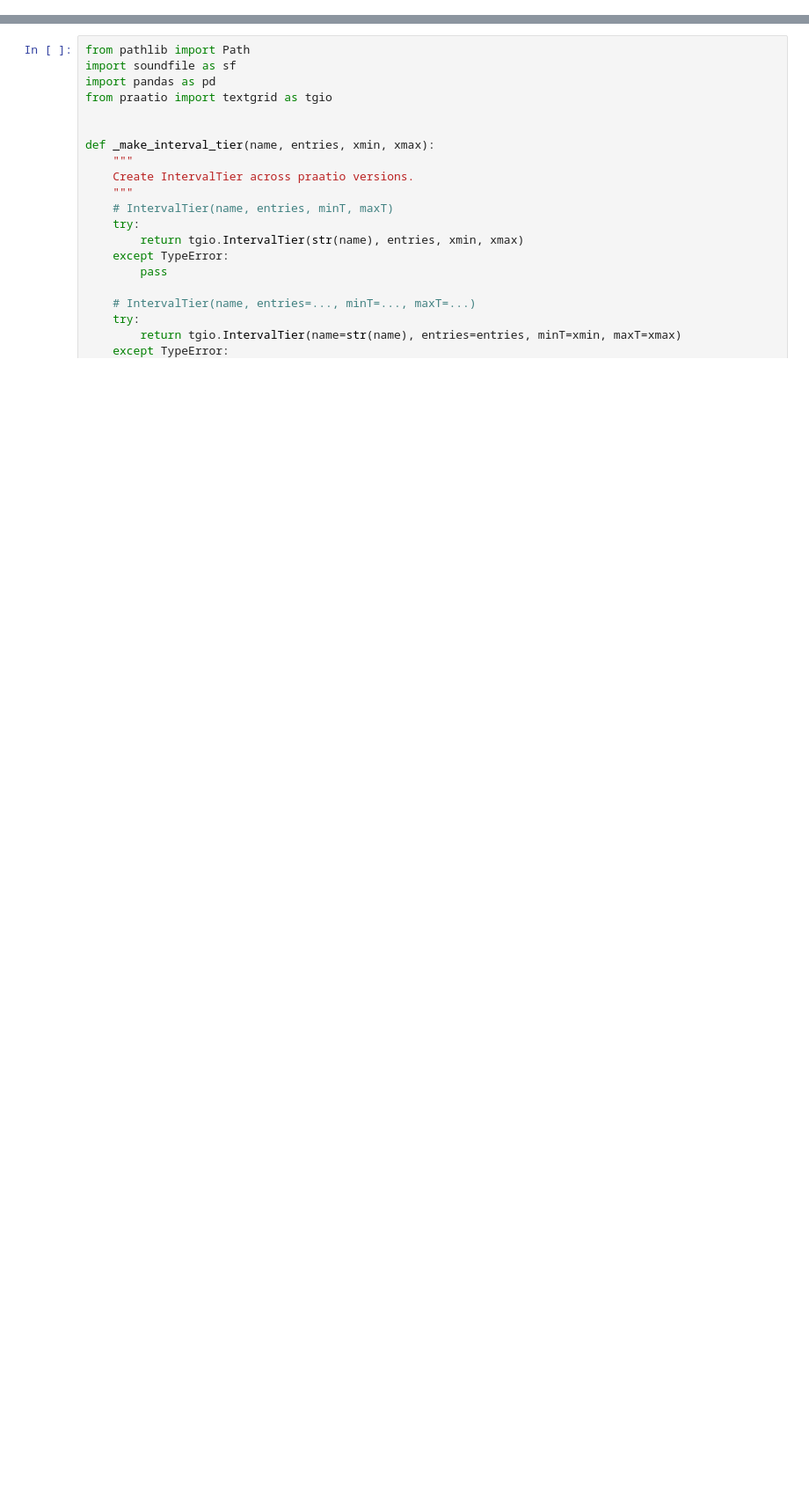
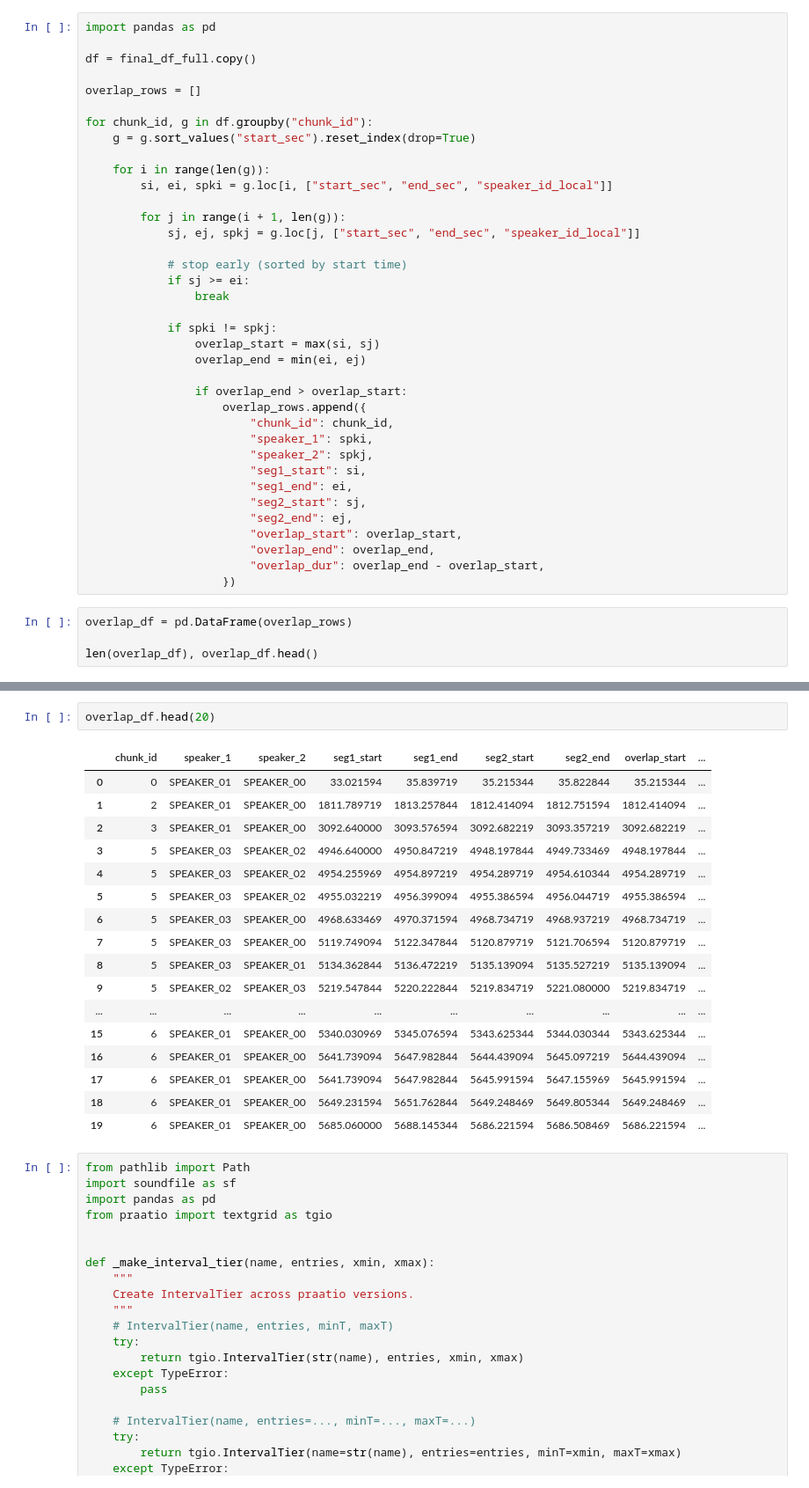
Before and after one commit to arunps12/HindiBabyNet, a Jupyter notebook: notebooks/00_research.ipynb, the cells around one changed output, grey strips where cells are left out. Shown at 88% size. Drawn from its saved outputs; the diff is of its cells as text; blank space fills up the shorter version.

```diff
--- a/notebooks/00_research.ipynb
+++ b/notebooks/00_research.ipynb
@@ -686,0 +490,41 @@ Name: duration_sec, dtype: float64
+# %%
+import pandas as pd
+
+df = final_df_full.copy()
+
+overlap_rows = []
+
+for chunk_id, g in df.groupby("chunk_id"):
+    g = g.sort_values("start_sec").reset_index(drop=True)
+
+    for i in range(len(g)):
+        si, ei, spki = g.loc[i, ["start_sec", "end_sec", "speaker_id_local"]]
+
+        for j in range(i + 1, len(g)):
+            sj, ej, spkj = g.loc[j, ["start_sec", "end_sec", "speaker_id_local"]]
+
+            # stop early (sorted by start time)
+            if sj >= ei:
+                break
+
+            if spki != spkj:
+                overlap_start = max(si, sj)
+                overlap_end = min(ei, ej)
+
+                if overlap_end > overlap_start:
+                    overlap_rows.append({
+                        "chunk_id": chunk_id,
+                        "speaker_1": spki,
+                        "speaker_2": spkj,
+                        "seg1_start": si,
+                        "seg1_end": ei,
+                        "seg2_start": sj,
+                        "seg2_end": ej,
+                        "overlap_start": overlap_start,
+                        "overlap_end": overlap_end,
+                        "overlap_dur": overlap_end - overlap_start,
+                    })
+# %%
+overlap_df = pd.DataFrame(overlap_rows)
+
+len(overlap_df), overlap_df.head()
@@ -687,3 +546,23 @@ Name: duration_sec, dtype: float64
+# %%
+overlap_df.head(20)
+# %% [output]
+|  | chunk_id | speaker_1 | speaker_2 | seg1_start | seg1_end | seg2_start | seg2_end | overlap_start | ... |
+| 0 | 0 | SPEAKER_01 | SPEAKER_00 | 33.021594 | 35.839719 | 35.215344 | 35.822844 | 35.215344 | ... |
+| 1 | 2 | SPEAKER_01 | SPEAKER_00 | 1811.789719 | 1813.257844 | 1812.414094 | 1812.751594 | 1812.414094 | ... |
+| 2 | 3 | SPEAKER_01 | SPEAKER_00 | 3092.640000 | 3093.576594 | 3092.682219 | 3093.357219 | 3092.682219 | ... |
+| 3 | 5 | SPEAKER_03 | SPEAKER_02 | 4946.640000 | 4950.847219 | 4948.197844 | 4949.733469 | 4948.197844 | ... |
+| 4 | 5 | SPEAKER_03 | SPEAKER_02 | 4954.255969 | 4954.897219 | 4954.289719 | 4954.610344 | 4954.289719 | ... |
+| 5 | 5 | SPEAKER_03 | SPEAKER_02 | 4955.032219 | 4956.399094 | 4955.386594 | 4956.044719 | 4955.386594 | ... |
+| 6 | 5 | SPEAKER_03 | SPEAKER_00 | 4968.633469 | 4970.371594 | 4968.734719 | 4968.937219 | 4968.734719 | ... |
+| 7 | 5 | SPEAKER_03 | SPEAKER_00 | 5119.749094 | 5122.347844 | 5120.879719 | 5121.706594 | 5120.879719 | ... |
+| 8 | 5 | SPEAKER_03 | SPEAKER_01 | 5134.362844 | 5136.472219 | 5135.139094 | 5135.527219 | 5135.139094 | ... |
+| 9 | 5 | SPEAKER_02 | SPEAKER_03 | 5219.547844 | 5220.222844 | 5219.834719 | 5221.080000 | 5219.834719 | ... |
+| ... | ... | ... | ... | ... | ... | ... | ... | ... | ... |
+| 15 | 6 | SPEAKER_01 | SPEAKER_00 | 5340.030969 | 5345.076594 | 5343.625344 | 5344.030344 | 5343.625344 | ... |
+| 16 | 6 | SPEAKER_01 | SPEAKER_00 | 5641.739094 | 5647.982844 | 5644.439094 | 5645.097219 | 5644.439094 | ... |
+| 17 | 6 | SPEAKER_01 | SPEAKER_00 | 5641.739094 | 5647.982844 | 5645.991594 | 5647.155969 | 5645.991594 | ... |
+| 18 | 6 | SPEAKER_01 | SPEAKER_00 | 5649.231594 | 5651.762844 | 5649.248469 | 5649.805344 | 5649.248469 | ... |
+| 19 | 6 | SPEAKER_01 | SPEAKER_00 | 5685.060000 | 5688.145344 | 5686.221594 | 5686.508469 | 5686.221594 | ... |
 # %%
 from pathlib import Path
 import soundfile as sf
```
Also changed, not shown: parts of 35 cells of this notebook.
